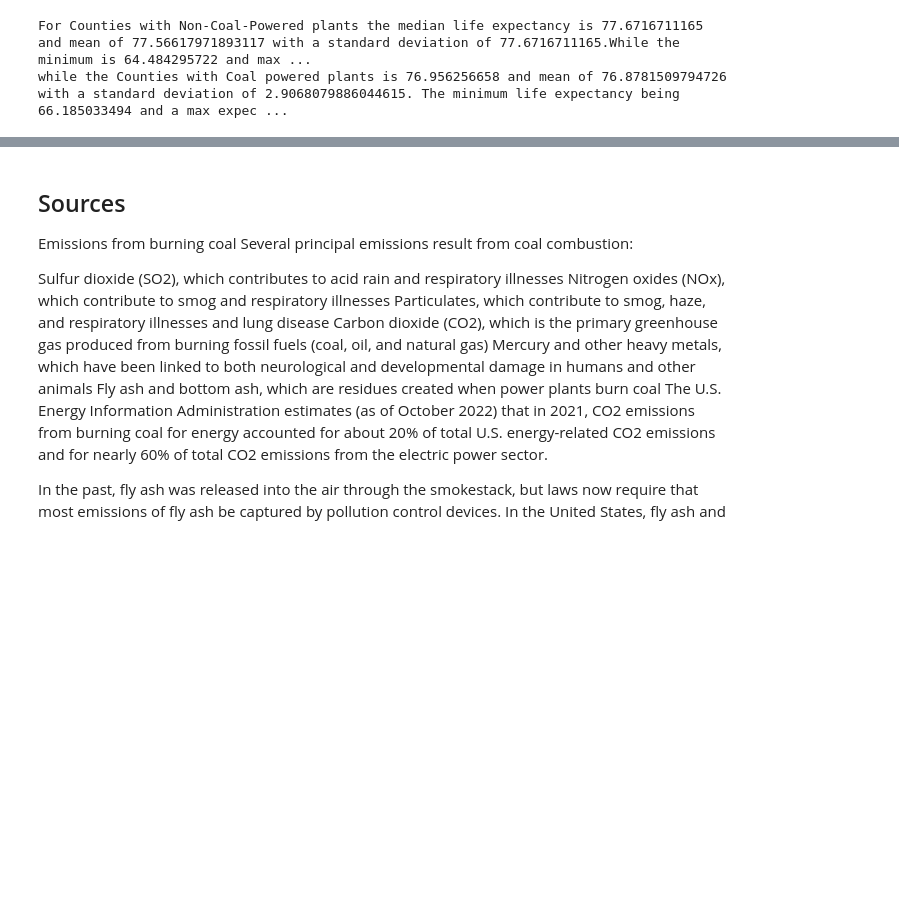
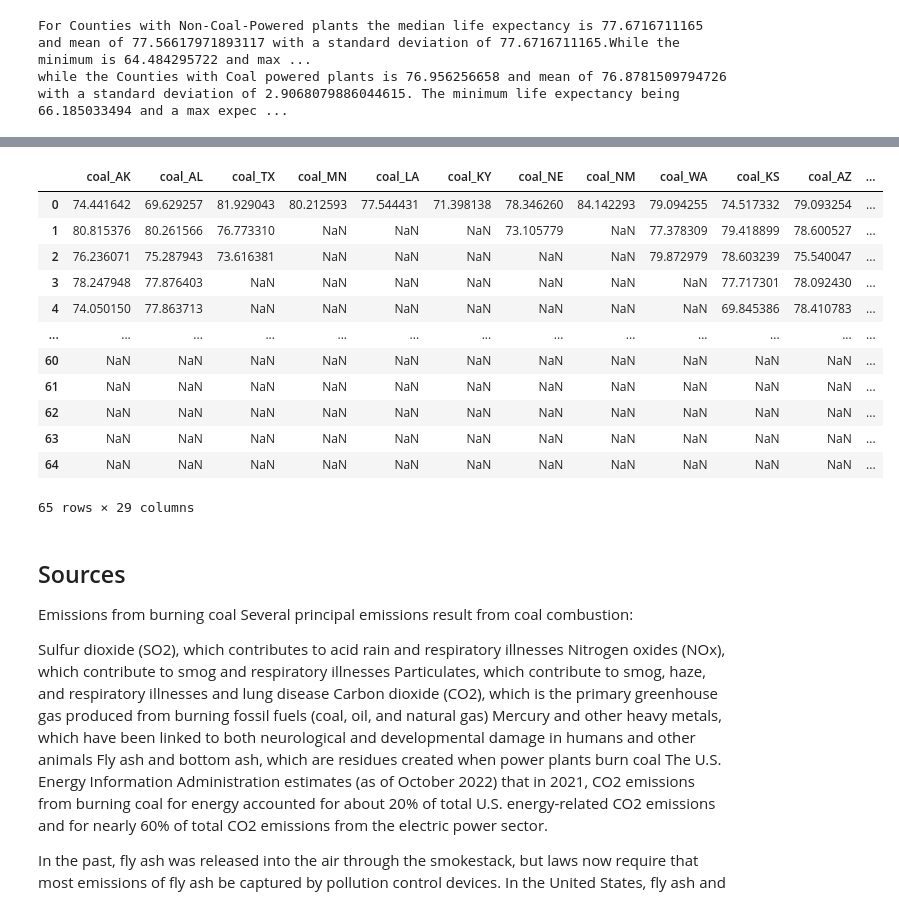
Before and after one commit to aaronjamesroberts/APCV-361-Final-Project-Snedden-Roberts, a Jupyter notebook: final.ipynb, the cells around one changed output, grey strips where cells are left out. Drawn from its saved outputs; the diff is of its cells as text; code cells hidden in the pictures; blank space fills up the shorter version.

```diff
--- a/final.ipynb
+++ b/final.ipynb
@@ -30,6 +31,8 @@ enter into new file for easier data reading
 #new_df.to_csv('Compressed_power_plant_data.csv', index=False)
  #index false: doesnt add new index column
 
+pd.set_option("display.max.columns", None)
+
 power_plants = pd.read_csv('Compressed_power_plant_data.csv')
 print(power_plants.head()) #.head() first five. insert number to read up to x. can use -x to start in reverse.
 # %% [output]
@@ -210,3 +342,19 @@ while the Counties with Coal powered plants is 76.956256658 and mean of 76.87815
+# %%
+pd_lib
+# %% [output]
+|  | coal_AK | coal_AL | coal_TX | coal_MN | coal_LA | coal_KY | coal_NE | coal_NM | coal_WA | coal_KS | coal_AZ | ... |
+| 0 | 74.441642 | 69.629257 | 81.929043 | 80.212593 | 77.544431 | 71.398138 | 78.346260 | 84.142293 | 79.094255 | 74.517332 | 79.093254 | ... |
+| 1 | 80.815376 | 80.261566 | 76.773310 | NaN | NaN | NaN | 73.105779 | NaN | 77.378309 | 79.418899 | 78.600527 | ... |
+| 2 | 76.236071 | 75.287943 | 73.616381 | NaN | NaN | NaN | NaN | NaN | 79.872979 | 78.603239 | 75.540047 | ... |
+| 3 | 78.247948 | 77.876403 | NaN | NaN | NaN | NaN | NaN | NaN | NaN | 77.717301 | 78.092430 | ... |
+| 4 | 74.050150 | 77.863713 | NaN | NaN | NaN | NaN | NaN | NaN | NaN | 69.845386 | 78.410783 | ... |
+| ... | ... | ... | ... | ... | ... | ... | ... | ... | ... | ... | ... | ... |
+| 60 | NaN | NaN | NaN | NaN | NaN | NaN | NaN | NaN | NaN | NaN | NaN | ... |
+| 61 | NaN | NaN | NaN | NaN | NaN | NaN | NaN | NaN | NaN | NaN | NaN | ... |
+| 62 | NaN | NaN | NaN | NaN | NaN | NaN | NaN | NaN | NaN | NaN | NaN | ... |
+| 63 | NaN | NaN | NaN | NaN | NaN | NaN | NaN | NaN | NaN | NaN | NaN | ... |
+| 64 | NaN | NaN | NaN | NaN | NaN | NaN | NaN | NaN | NaN | NaN | NaN | ... |
+65 rows × 29 columns
 # %% [markdown]
 ## Sources
 Emissions from burning coal
```
Also changed, not shown: parts of 22 cells of this notebook.
